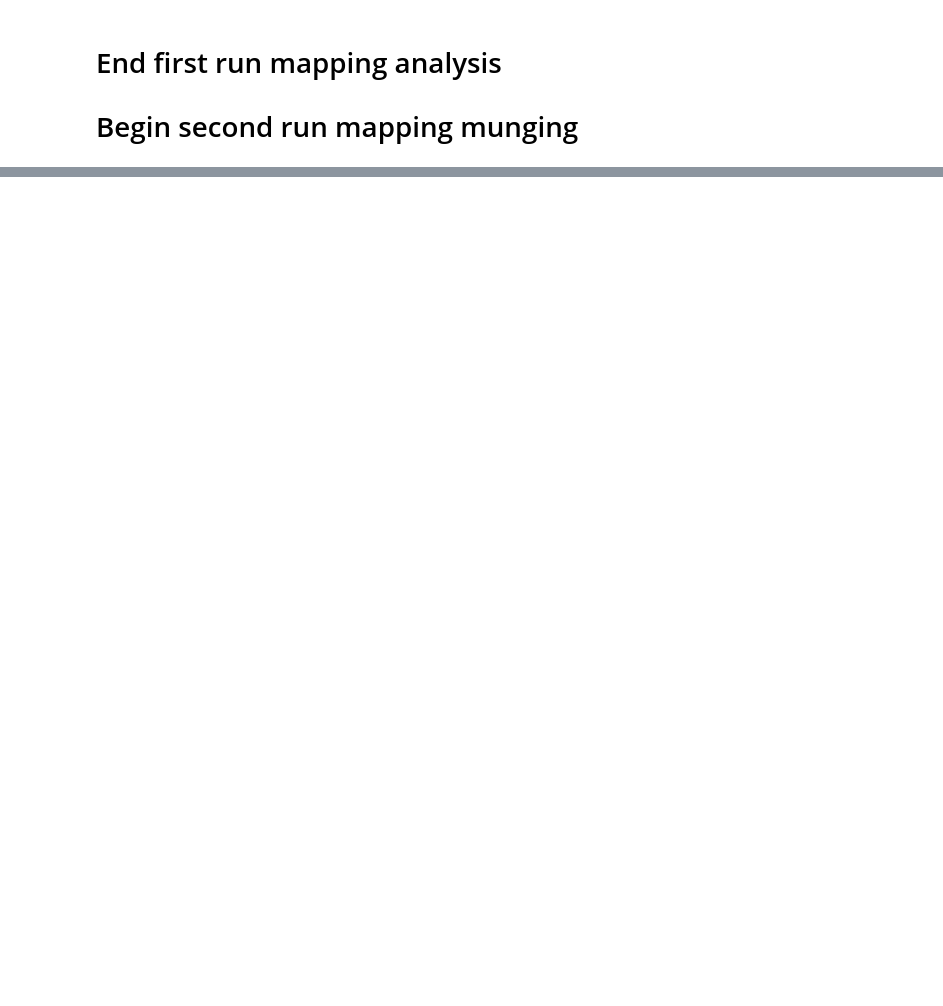
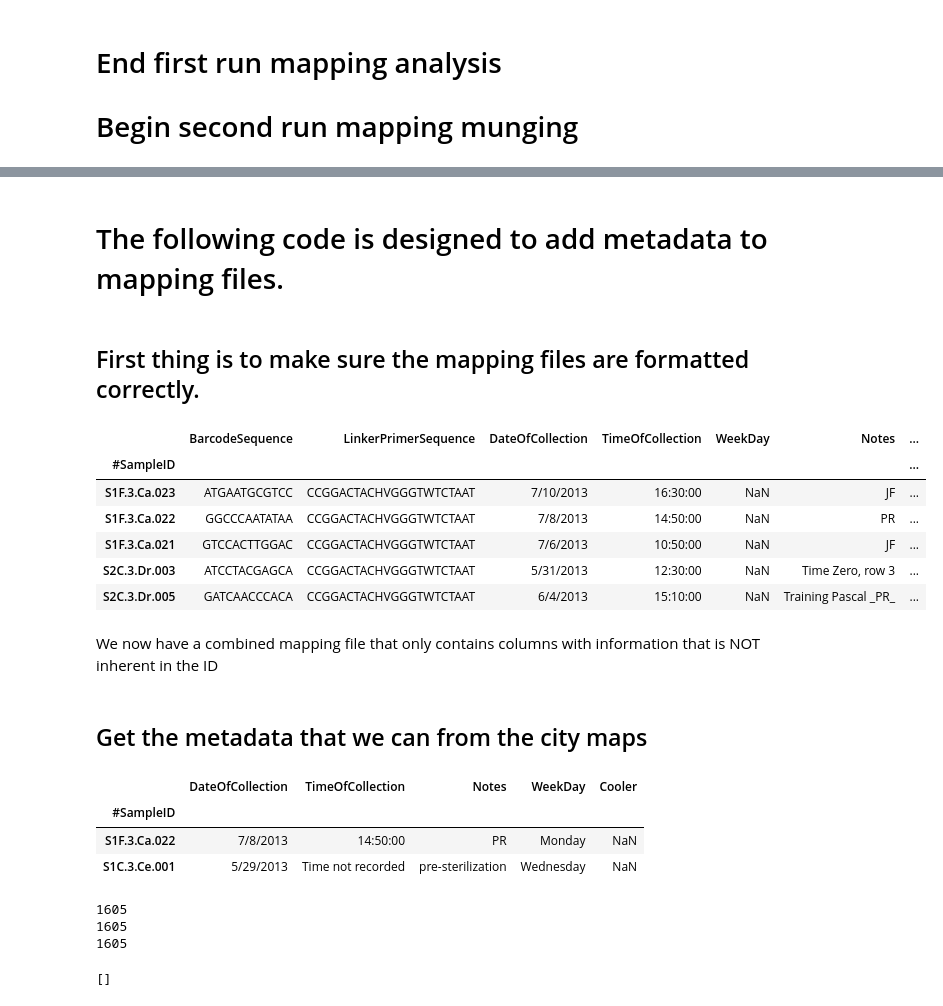
Before and after one commit to johnchase/thesis_analysis, a Jupyter notebook: initial_steps/mapping_munging.ipynb, the cells around one changed output, grey strips where cells are left out. Saved outputs shown, nothing was run; the diff lists cells and outputs as text; code cells hidden in the pictures; blank space fills up the shorter version.

Commit message:
mapping munging

```diff
--- a/initial_steps/mapping_munging.ipynb
+++ b/initial_steps/mapping_munging.ipynb
@@ -161,0 +104,38 @@ F2W.3.Ca.041_a
+# %% [markdown]
+The following code is designed to add metadata to mapping files.
+================================================================
+# %% [markdown]
+First thing is to make sure the mapping files are formatted correctly.
+---------------------------
+# %%
+first_run_df = pd.read_csv('/Users/jc33/google_drive/thesis/analysis/files/initial_steps/mapping_files/first_run_maps/first_run_corrected_no_metadata.txt', sep='\t')
+second_run_df = pd.read_csv('/Users/jc33/google_drive/thesis/analysis/files/initial_steps/mapping_files/second_run_maps/second_run_corrected_map.txt', sep='\t')
+# %%
+# I need to get the headers matching up
+second_run_df.columns = ['#SampleID', 'BarcodeSequence', 'LinkerPrimerSequence',
+ 'TimeOfCollection', 'Cooler', 'Notes', 'WeekDay',
+ 'DateOfCollection', 'City', 'Office', 'PlateLocation', 'Row',
+ 'Surface', 'TimePoint', 'TimePointCategory', 'Description']
+# %%
+combined_df = first_run_df.append(second_run_df)
+combined_df = combined_df.set_index('#SampleID')
+# %%
+cols = ['BarcodeSequence', 'LinkerPrimerSequence', 'DateOfCollection', 'TimeOfCollection',
+        'WeekDay', 'Notes', 'Cooler', 'Description'
+        ]
+
+combined_df = combined_df[cols]
+combined_df[:5]
+# %% [output]
+|  | BarcodeSequence | LinkerPrimerSequence | DateOfCollection | TimeOfCollection | WeekDay | Notes | ... |
+| #SampleID |  |  |  |  |  |  | ... |
+| S1F.3.Ca.023 | ATGAATGCGTCC | CCGGACTACHVGGGTWTCTAAT | 7/10/2013 | 16:30:00 | NaN | JF | ... |
+| S1F.3.Ca.022 | GGCCCAATATAA | CCGGACTACHVGGGTWTCTAAT | 7/8/2013 | 14:50:00 | NaN | PR | ... |
+| S1F.3.Ca.021 | GTCCACTTGGAC | CCGGACTACHVGGGTWTCTAAT | 7/6/2013 | 10:50:00 | NaN | JF | ... |
+| S2C.3.Dr.003 | ATCCTACGAGCA | CCGGACTACHVGGGTWTCTAAT | 5/31/2013 | 12:30:00 | NaN | Time Zero, row 3 | ... |
+| S2C.3.Dr.005 | GATCAACCCACA | CCGGACTACHVGGGTWTCTAAT | 6/4/2013 | 15:10:00 | NaN | Training Pascal _PR_ | ... |
+# %% [markdown]
+We now have a combined mapping file that only contains columns with information that is NOT inherent in the ID
+# %% [markdown]
+Get the metadata that we can from the city maps
+------------------------
@@ -161,0 +173,30 @@ F2W.3.Ca.041_a
+# %%
+all_cities_no_barcodes_df.ix[['S1F.3.Ca.022', 'S1C.3.Ce.001']]
+# %% [output]
+|  | DateOfCollection | TimeOfCollection | Notes | WeekDay | Cooler |
+| #SampleID |  |  |  |  |  |
+| S1F.3.Ca.022 | 7/8/2013 | 14:50:00 | PR | Monday | NaN |
+| S1C.3.Ce.001 | 5/29/2013 | Time not recorded | pre-sterilization | Wednesday | NaN |
+# %%
+#There was a duplicate id in the toronto map that was causing some problems
+# # print combined_df.columns
+print len(combined_df.index)
+print len(all_cities_no_barcodes_df.ix[combined_df.index])
+# this = all_cities_no_barcodes_df.ix[combined_df.index]['TimeOfCollection']
+# print len(this)
+# print len(combined_df['TimeOfCollection'])
+# for i in this:
+#     print i
+print len(all_cities_no_barcodes_df.ix[combined_df.index].index)
+for i in all_cities_no_barcodes_df.ix[combined_df.index].index:
+    if i not in combined_df.index:
+        print i
+# %% [output]
+1605
+1605
+1605
+# %%
+import collections
+print [x for x, y in collections.Counter(all_cities_no_barcodes_df.ix[combined_df.index].index).items() if y > 1]
+# %% [output]
+[]
```
Also changed, not shown: parts of 32 cells of this notebook.
